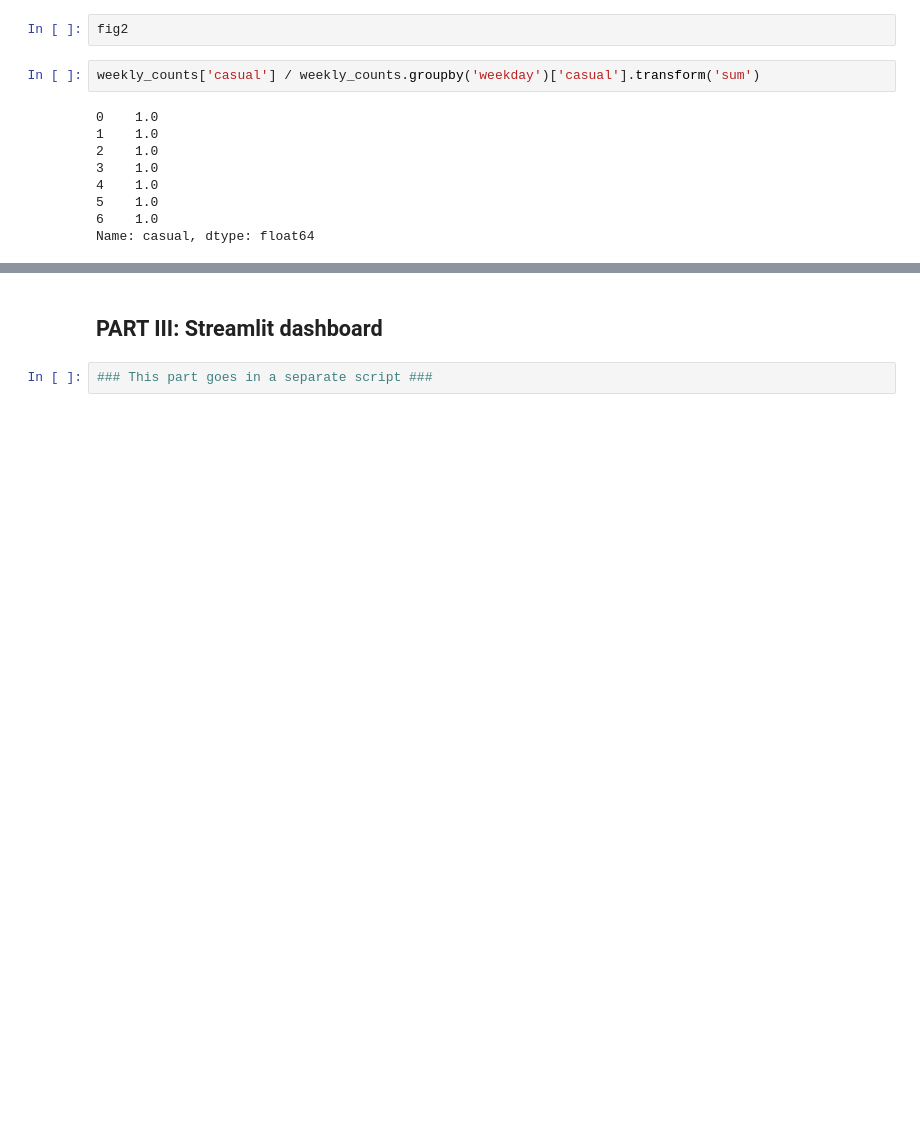
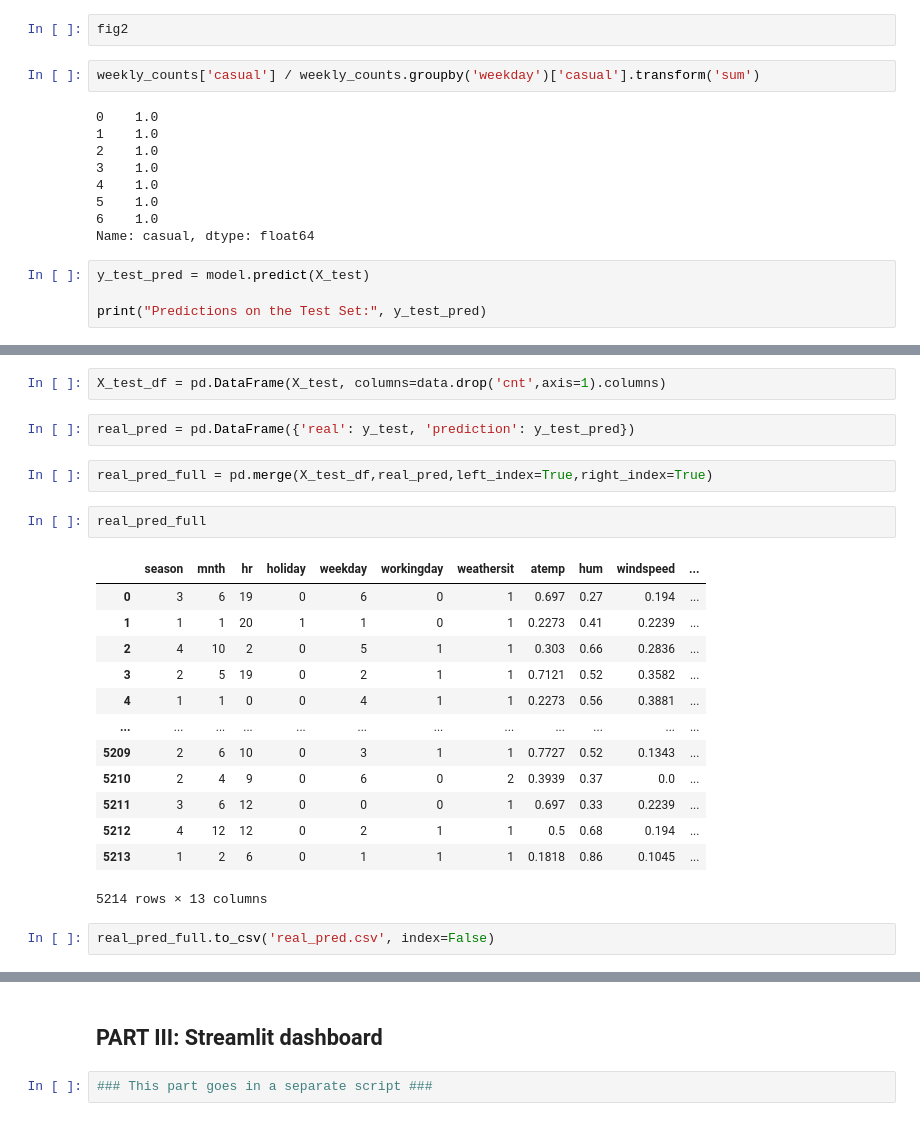
Before and after one commit to badek23/BikeRentalPredictions, a Jupyter notebook: EDA and Model Creation.ipynb, the cells around one changed output, grey strips where cells are left out. Cells and saved outputs as stored; diff of their text form; blank space fills up the shorter version.

Commit message:
Predictions insights page

```diff
--- a/EDA and Model Creation.ipynb
+++ b/EDA and Model Creation.ipynb
@@ -331,3 +345,7 @@ weekly_counts['casual'] / weekly_counts.groupby('weekday')['casual'].transform('
 5    1.0
 6    1.0
 Name: casual, dtype: float64
+# %%
+y_test_pred = model.predict(X_test)
+
+print("Predictions on the Test Set:", y_test_pred)
@@ -333,0 +410,24 @@ Name: casual, dtype: float64
+# %%
+X_test_df = pd.DataFrame(X_test, columns=data.drop('cnt',axis=1).columns)
+# %%
+real_pred = pd.DataFrame({'real': y_test, 'prediction': y_test_pred})
+# %%
+real_pred_full = pd.merge(X_test_df,real_pred,left_index=True,right_index=True)
+# %%
+real_pred_full
+# %% [output]
+|  | season | mnth | hr | holiday | weekday | workingday | weathersit | atemp | hum | windspeed | ... |
+| 0 | 3 | 6 | 19 | 0 | 6 | 0 | 1 | 0.697 | 0.27 | 0.194 | ... |
+| 1 | 1 | 1 | 20 | 1 | 1 | 0 | 1 | 0.2273 | 0.41 | 0.2239 | ... |
+| 2 | 4 | 10 | 2 | 0 | 5 | 1 | 1 | 0.303 | 0.66 | 0.2836 | ... |
+| 3 | 2 | 5 | 19 | 0 | 2 | 1 | 1 | 0.7121 | 0.52 | 0.3582 | ... |
+| 4 | 1 | 1 | 0 | 0 | 4 | 1 | 1 | 0.2273 | 0.56 | 0.3881 | ... |
+| ... | ... | ... | ... | ... | ... | ... | ... | ... | ... | ... | ... |
+| 5209 | 2 | 6 | 10 | 0 | 3 | 1 | 1 | 0.7727 | 0.52 | 0.1343 | ... |
+| 5210 | 2 | 4 | 9 | 0 | 6 | 0 | 2 | 0.3939 | 0.37 | 0.0 | ... |
+| 5211 | 3 | 6 | 12 | 0 | 0 | 0 | 1 | 0.697 | 0.33 | 0.2239 | ... |
+| 5212 | 4 | 12 | 12 | 0 | 2 | 1 | 1 | 0.5 | 0.68 | 0.194 | ... |
+| 5213 | 1 | 2 | 6 | 0 | 1 | 1 | 1 | 0.1818 | 0.86 | 0.1045 | ... |
+5214 rows × 13 columns
+# %%
+real_pred_full.to_csv('real_pred.csv', index=False)
```
Also changed, not shown: parts of 9 cells of this notebook, 5 other files.
